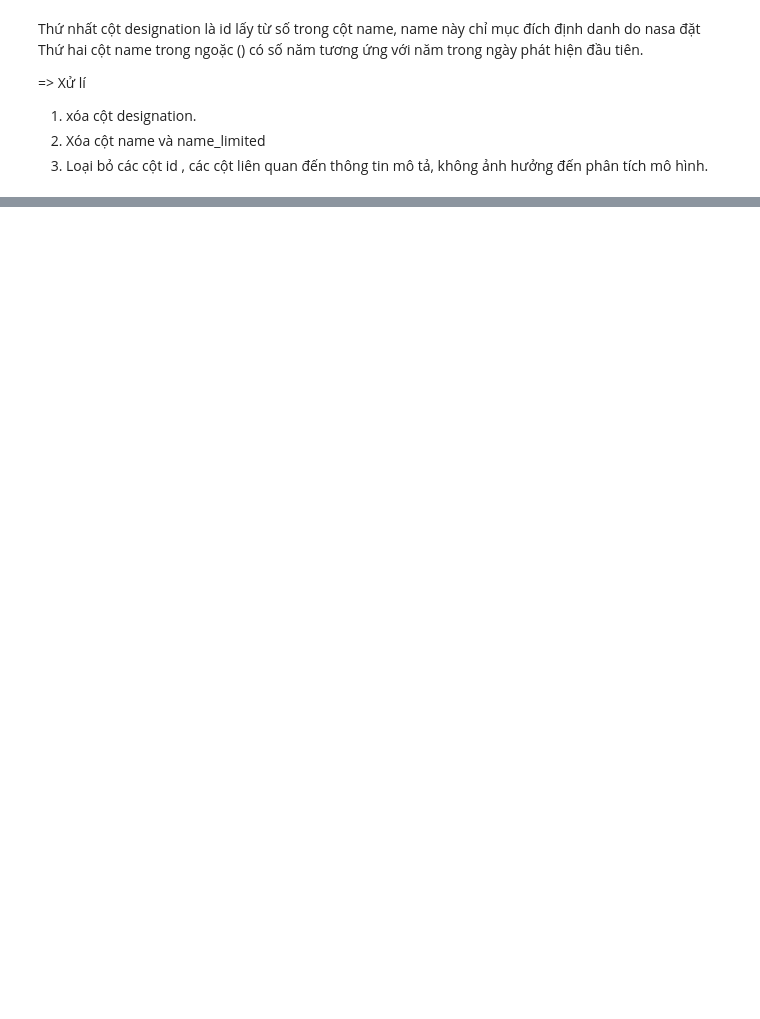
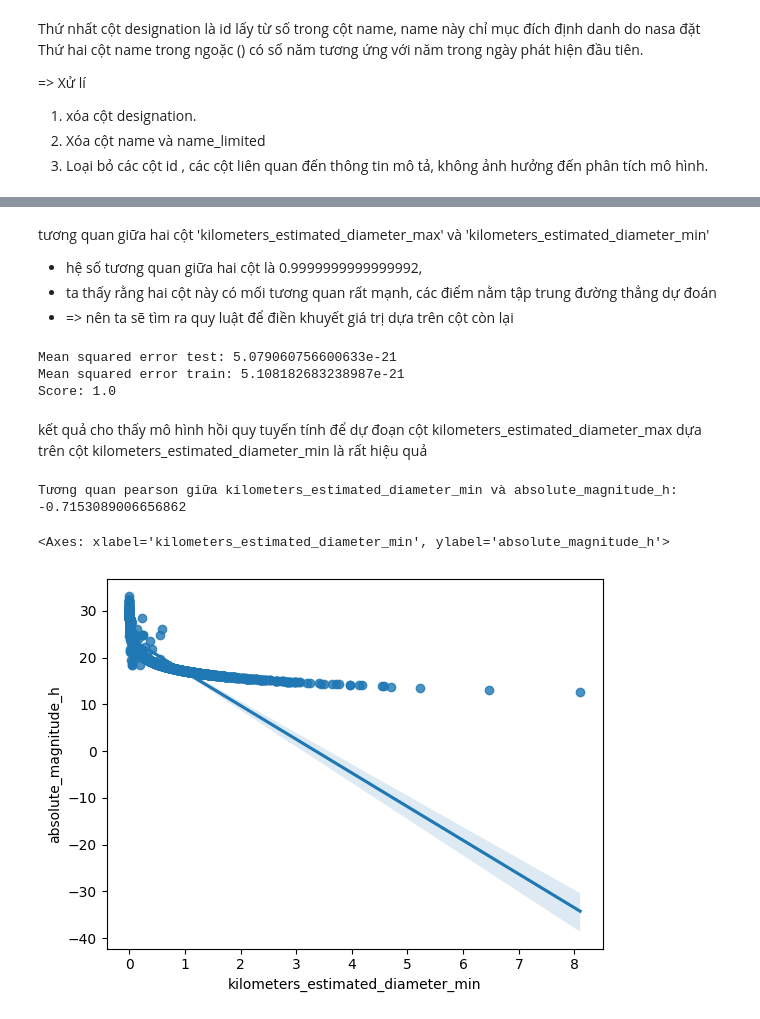
Before and after one commit to nhocratac/IE224-NEO, a Jupyter notebook: notebook/fillingData.ipynb, the cells around one changed output, grey strips where cells are left out. Saved outputs shown, nothing was run; the diff lists cells and outputs as text; code cells hidden in the pictures; blank space fills up the shorter version.

```diff
--- a/notebook/fillingData.ipynb
+++ b/notebook/fillingData.ipynb
@@ -49,0 +105,38 @@ testpd.to_csv('test_name_designation.csv')
+# %% [markdown]
+tương quan giữa hai cột 'kilometers_estimated_diameter_max' và 'kilometers_estimated_diameter_min'
+- hệ số tương quan giữa hai cột là 0.9999999999999992,
+- ta thấy rằng hai cột này có mối tương quan rất mạnh, các điểm nằm tập trung đường thẳng dự đoán
+- =>  nên ta sẽ tìm ra quy luật để điền khuyết giá trị dựa trên cột còn lại
+# %%
+# tạo mô hình hồi quy tuyến tính
+from sklearn.linear_model import LinearRegression
+from sklearn.model_selection import train_test_split
+from sklearn.metrics import mean_squared_error
+
+df_reg_test = df.dropna(subset=['kilometers_estimated_diameter_max'])
+X = df_reg_test[['kilometers_estimated_diameter_min']]
+y = df_reg_test['kilometers_estimated_diameter_max']
+
+X_train, X_test, y_train, y_test = train_test_split(X, y, test_size=0.2, random_state=0)
+model_linear = LinearRegression()
+model_linear.fit(X_train, y_train)
+y_pred = model_linear.predict(X_test)
+print('Mean squared error test:', mean_squared_error(y_test, y_pred))
+print('Mean squared error train:', mean_squared_error(y_train, model_linear.predict(X_train)))
+print('Score:', model_linear.score(X_test, y_test))
+# %% [output]
+Mean squared error test: 5.079060756600633e-21
+Mean squared error train: 5.108182683238987e-21
+Score: 1.0
+# %% [markdown]
+kết quả cho thấy mô hình hồi quy tuyến tính để dự đoạn cột kilometers_estimated_diameter_max dựa trên cột kilometers_estimated_diameter_min là rất hiệu quả
+# %%
+# - Xem xét độ tương quan giữa cột kilometers_estimated_diameter_min với cột  absolute_magnitude_h, nếu có tương quan ta sẽ điền cột kilometers_estimated_diameter_max từ cột absolute_magnitude_h
+
+correlation = df['kilometers_estimated_diameter_min'].corr(df['absolute_magnitude_h'],method='pearson')
+print('Tương quan pearson giữa kilometers_estimated_diameter_min và absolute_magnitude_h:', correlation)
+sns.regplot(x='kilometers_estimated_diameter_min', y='absolute_magnitude_h', data=df)
+# %% [output]
+Tương quan pearson giữa kilometers_estimated_diameter_min và absolute_magnitude_h: -0.7153089006656862
+<Axes: xlabel='kilometers_estimated_diameter_min', ylabel='absolute_magnitude_h'>
+[figure, added]
```
Also changed, not shown: parts of 20 cells of this notebook, 3 other files.
